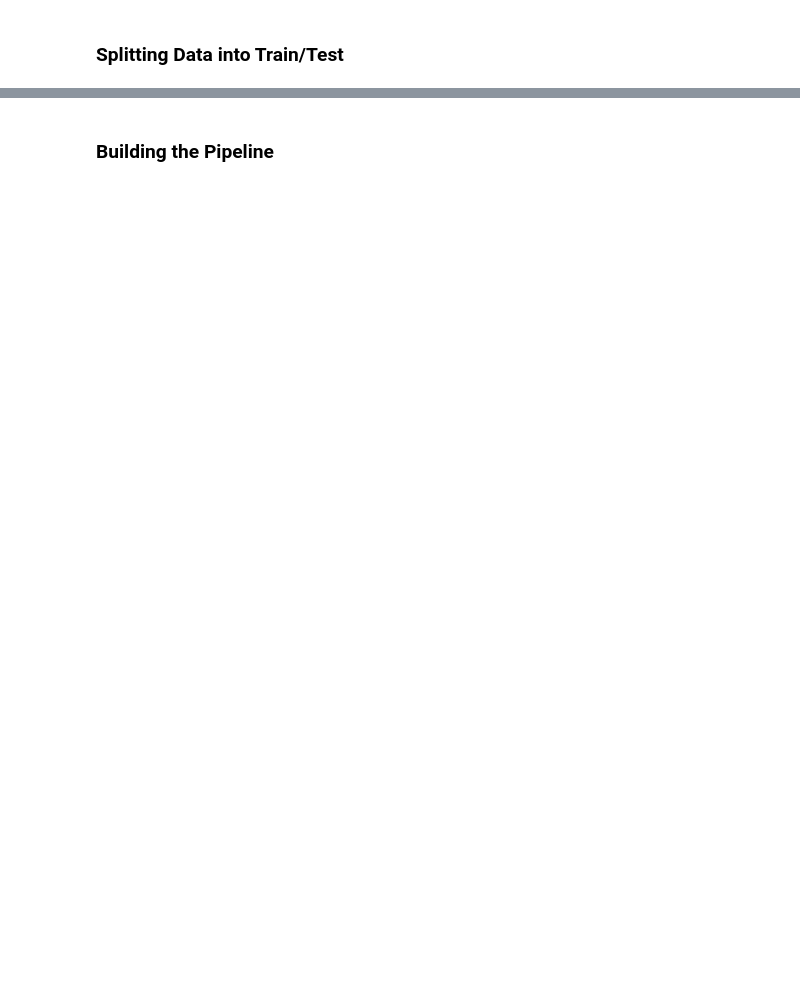
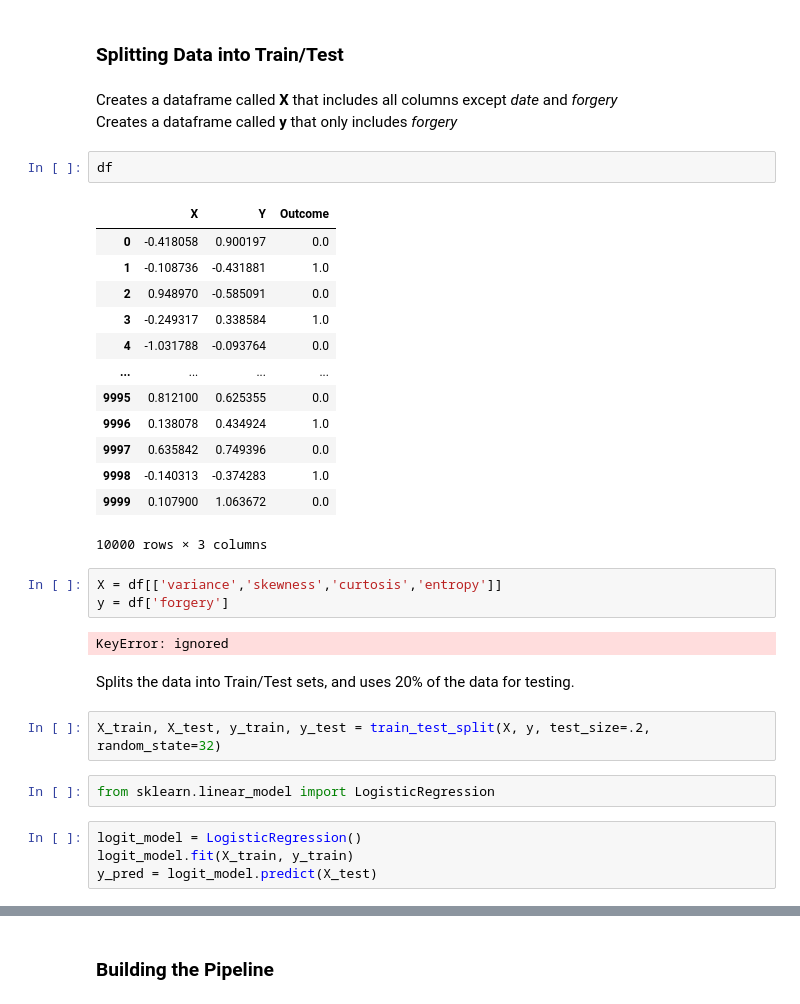
Before and after one commit to a-winders/MLA_ATW, a Jupyter notebook: MLA3_ATW.ipynb, the cells around one changed output, grey strips where cells are left out. Saved outputs shown, nothing was run; the diff lists cells and outputs as text; blank space fills up the shorter version.

```diff
--- a/MLA3_ATW.ipynb
+++ b/MLA3_ATW.ipynb
@@ -195,2 +212,37 @@ sns.pairplot(df, hue ='forgery')
 # %% [markdown]
 ### Splitting Data into Train/Test
+# %% [markdown]
+Creates a dataframe called **X** that includes all columns except *date* and *forgery*
+<br>
+Creates a dataframe called **y** that only includes *forgery*
+# %%
+df
+# %% [output]
+|  | X | Y | Outcome |
+| 0 | -0.418058 | 0.900197 | 0.0 |
+| 1 | -0.108736 | -0.431881 | 1.0 |
+| 2 | 0.948970 | -0.585091 | 0.0 |
+| 3 | -0.249317 | 0.338584 | 1.0 |
+| 4 | -1.031788 | -0.093764 | 0.0 |
+| ... | ... | ... | ... |
+| 9995 | 0.812100 | 0.625355 | 0.0 |
+| 9996 | 0.138078 | 0.434924 | 1.0 |
+| 9997 | 0.635842 | 0.749396 | 0.0 |
+| 9998 | -0.140313 | -0.374283 | 1.0 |
+| 9999 | 0.107900 | 1.063672 | 0.0 |
+10000 rows × 3 columns
+# %%
+X = df[['variance','skewness','curtosis','entropy']]
+y = df['forgery']
+# %% [output]
+KeyError: ignored
+# %% [markdown]
+Splits the data into Train/Test sets, and uses 20% of the data for testing.
+# %%
+X_train, X_test, y_train, y_test = train_test_split(X, y, test_size=.2, random_state=32)
+# %%
+from sklearn.linear_model import LogisticRegression
+# %%
+logit_model = LogisticRegression()
+logit_model.fit(X_train, y_train)
+y_pred = logit_model.predict(X_test)
```
Also changed, not shown: parts of 44 cells of this notebook.
